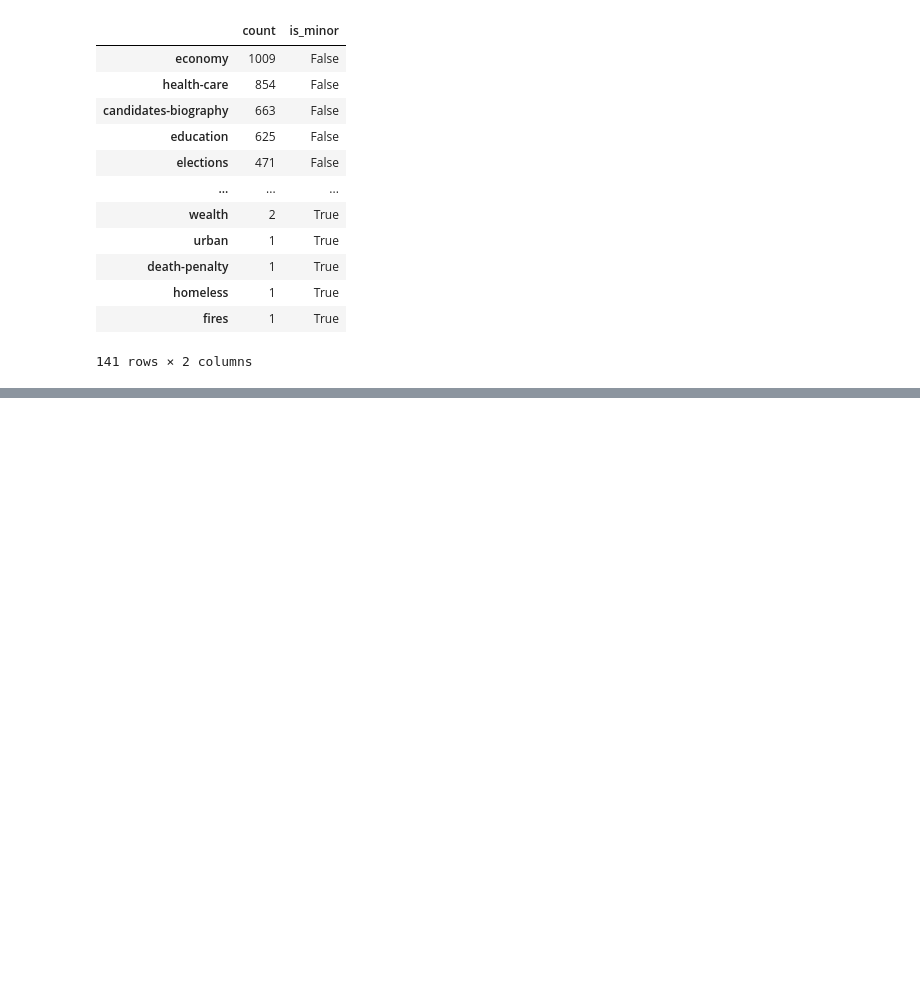
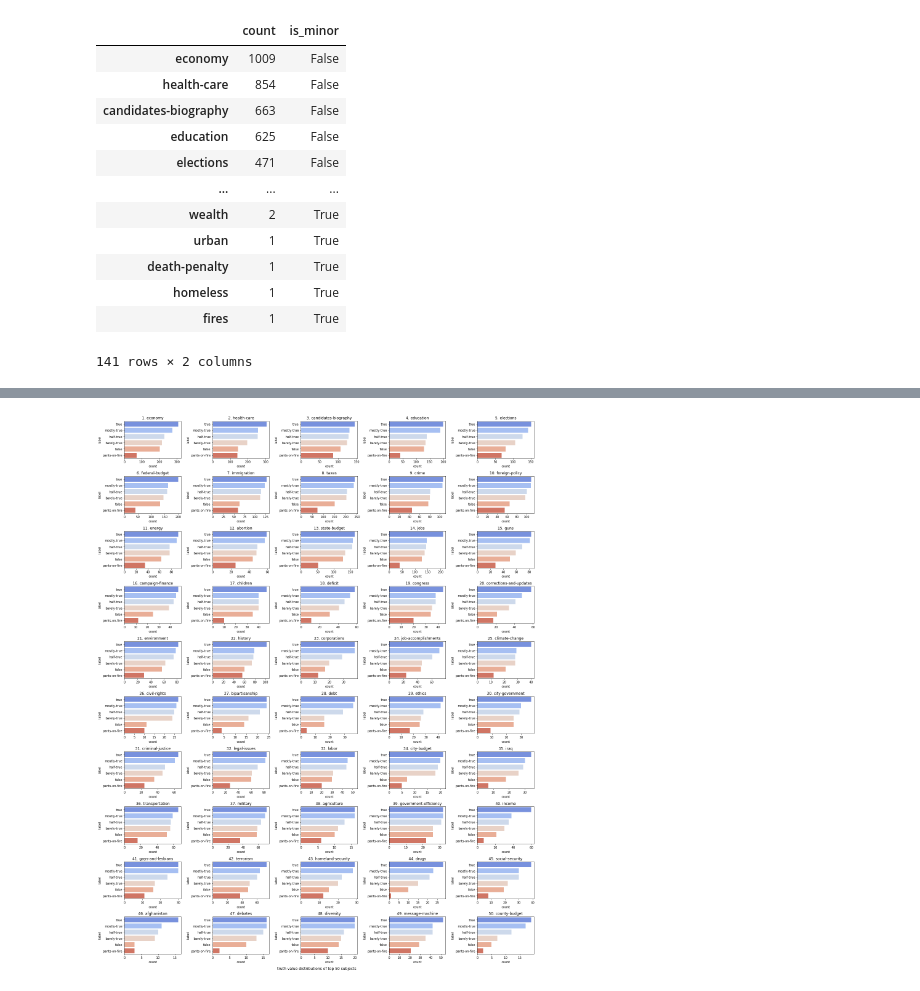
Before and after one commit to KunojiLym/metis_project_4, a Jupyter notebook: liar_eda.ipynb, the cells around one changed output, grey strips where cells are left out. Saved outputs shown, nothing was run; the diff lists cells and outputs as text; code cells hidden in the pictures; blank space fills up the shorter version.

```diff
--- a/liar_eda.ipynb
+++ b/liar_eda.ipynb
@@ -125,29 +125,35 @@ Plot the truth values of the dataset
 # %%
 liar_label_order = ['true', 'mostly-true', 'half-true', 'barely-true', 'false', 'pants-on-fire']
 
-def liar_truthdist_subj(subj=None):
+def liar_truthdist_subj(subj=None, ax=None, saveplot=True, longtitle=True):
     """
     Plots the truth distribution of the LIAR dataset, optionally by subject
     Return the dataframe representing the plot
     """
+    if not ax:
+        fig, ax = plt.subplots()
 
     if subj == None:
-        subj_filter = liar_train['subject_list'].apply(lambda x: True)
+        subj_filter = liar_train['subjects'].apply(lambda x: True)
         plt_title = 'distribution of truth values'
         filename = './image/liar_truthvals_dist.png'
     else:
         subj_filter = liar_train['subject_list'].apply(lambda entry: subj in entry)
-        plt_title = '"' + subj + '": distribution of truth values'
+        if longtitle:
+            plt_title = '"' + subj + '": distribution of truth values'
+        else:
+            plt_title = subj
         filename = './image/liar_truthvals_dist_' + subj + '.png'
 
     subj_truthdist = pd.DataFrame({'label': liar_label, 'count': label_count} for liar_label, label_count in zip(liar_label_order, liar_train[subj_filter]['label'].value_counts()))
 
-    sns.barplot(data=subj_truthdist, y='label', x='count', palette='coolwarm').set(title=plt_title, xlabel='count')
+    sns.barplot(data=subj_truthdist, y='label', x='count', palette='coolwarm', ax=ax).set(title=plt_title, xlabel='count')
     plt.tight_layout()
 
-    plt.savefig(filename);
+    if saveplot:
+        plt.savefig(filename)
 
-    return subj_truthdist
+    return subj_truthdist, ax
 # %%
 liar_truthdist_subj()
 # %% [output]
@@ -318,0 +313,15 @@ pd.get_dummies(liar_train, columns=['subjects'])
+# %%
+num_figs = 50
+fig = plt.figure(figsize=(20,25))
+
+for counter, subj in zip(range(0,num_figs), liar_train_subj_summary.index):
+    ax = plt.subplot(10, 5, counter + 1)
+    _ = liar_truthdist_subj(subj, ax=ax, saveplot=False)
+    ax.set(title=str(counter + 1) + ". " + subj)
+
+fig.suptitle('truth value distributions of top ' + str(num_figs) + ' subjects').set_y(0)
+
+plt.tight_layout()
+plt.savefig('./image/liar_top50_truthvals_dist.png')
+# %% [output]
+[figure, added]
```
Also changed, not shown: parts of 13 cells of this notebook, 5 other files.
